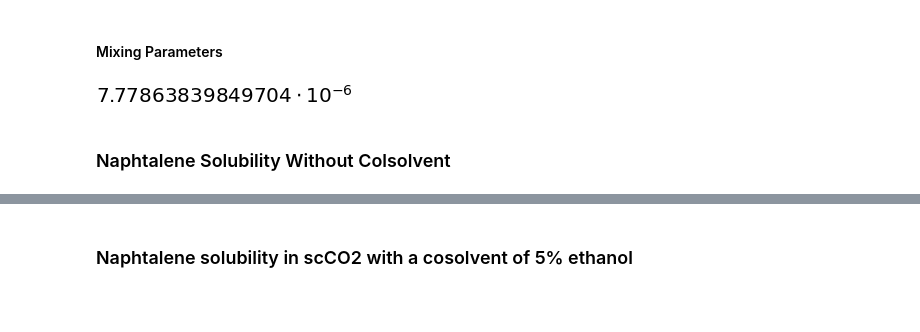
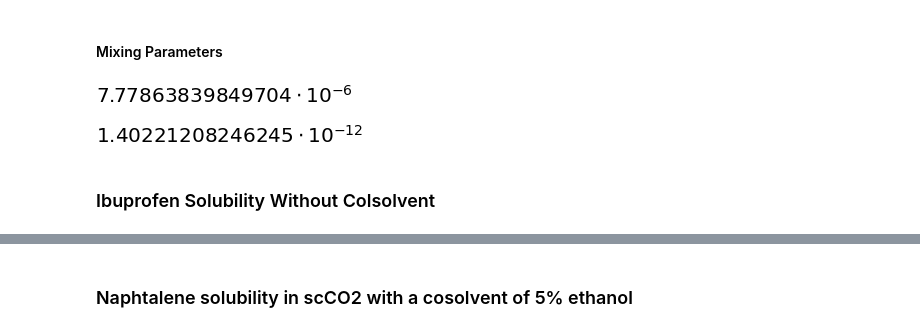
Before and after one commit to AnilOz/solubility_in_sc_CO2, a Jupyter notebook: solubility_with_cosolvents.ipynb, the cells around one changed output, grey strips where cells are left out. Cells and saved outputs as stored; diff of their text form; code cells hidden in the pictures; blank space fills up the shorter version.

Commit message:
ibuprofen

```diff
--- a/solubility_with_cosolvents.ipynb
+++ b/solubility_with_cosolvents.ipynb
@@ -63,5 +63,9 @@ w_naph = 0.3020
+# %%
+T_c_ibu = 749.52
+P_c_ibu = 2315000
+w_ibu = 0.820
 # %%
-v_solid_num = 128.6/10**(6) # cm^3/mol
+v_solid_num = 182.14/10**(6) # m3/mol
 A_num = 28.1249 #|
 B_num = 6738.77 #| Antoine Constants
 C_num = -35.818 #|
@@ -74,3 +76,5 @@ P_sub_num = P_sat(A_num, B_num, C_num, T_num)
+# %%
+P_sub_num = 0.0918
 # %% [markdown]
 #### CO2 Properties
 # %%
@@ -101,31 +105,35 @@ w_hep= 0.35
 #### Mixing Parameters
 # %%
 alpha_co2 = alpha(w_co2, T_num, T_c_co2)
-alpha_naph = alpha(w_naph, T_num, T_c_naph)
+alpha_ibu = alpha(w_ibu, T_num, T_c_ibu)
 alpha_eth = alpha(w_eth, T_num, T_c_eth)
 alpha_tol = alpha(w_tol, T_num, T_c_tol)
 alpha_hep = alpha(w_hep, T_num, T_c_hep)
 
 a_PRK_CO2 = a_PRK(P_c_co2, T_c_co2, R_num) * alpha_co2
-a_PRK_naph = a_PRK(P_c_naph, T_c_naph, R_num) * alpha_naph
+a_PRK_ibu = a_PRK(P_c_ibu, T_c_ibu, R_num) * alpha_ibu
 a_PRK_eth = a_PRK(P_c_eth, T_c_eth, R_num) * alpha_eth
 a_PRK_tol = a_PRK(P_c_tol, T_c_tol, R_num) * alpha_tol
 a_PRK_hep = a_PRK(P_c_hep, T_c_hep, R_num) * alpha_hep
 
 
 b_PRK_CO2 = b_PRK(P_c_co2, T_c_co2, R_num)
-b_PRK_naph = b_PRK(P_c_naph, T_c_naph, R_num)
+b_PRK_ibu = b_PRK(P_c_ibu, T_c_ibu, R_num)
 b_PRK_eth = b_PRK(P_c_eth, T_c_eth, R_num)
 b_PRK_tol = b_PRK(P_c_tol, T_c_tol, R_num)
 b_PRK_hep = b_PRK(P_c_hep, T_c_hep, R_num)
 
-# print(alpha_co2, alpha_naph, a_PRK_CO2, a_PRK_naph, b_PRK_CO2, b_PRK_naph)
+# print(alpha_co2, alpha_ibu, a_PRK_CO2, a_PRK_ibu, b_PRK_CO2, b_PRK_ibu)
 # %%
 find_solubility_cosol(0.05, v_solid_num, 5900000, P_sub_num, R_num, T_num, a_PRK_CO2, a_PRK_naph, a_PRK_hep, b_PRK_CO2, b_PRK_naph, b_PRK_hep, k_num, l_num, disp = True)
 # %% [output]
 [figure]
+# %%
+find_solubility(v_solid_num, 8102500, P_sub_num, R_num, 328, a_PRK_CO2, a_PRK_ibu, b_PRK_CO2, b_PRK_ibu, k_num, l_num)
+# %% [output]
+[figure, added]
 # %% [markdown]
-### Naphtalene Solubility Without Colsolvent
+### Ibuprofen Solubility Without Colsolvent
 # %%
 counter = 0
 y_solubility = []
```
Also changed, not shown: parts of 33 cells of this notebook, 10 other files.
